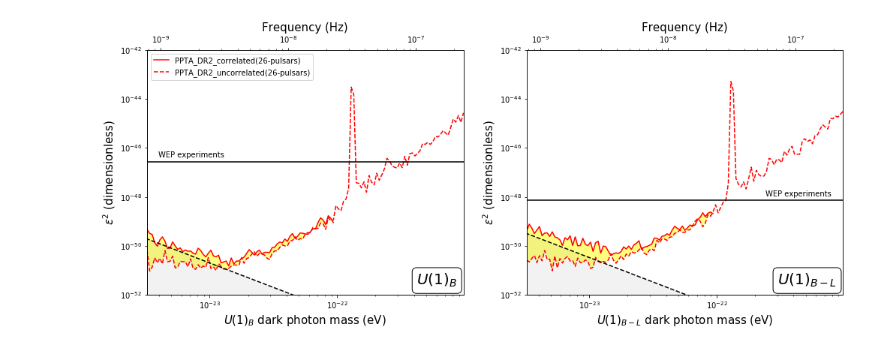
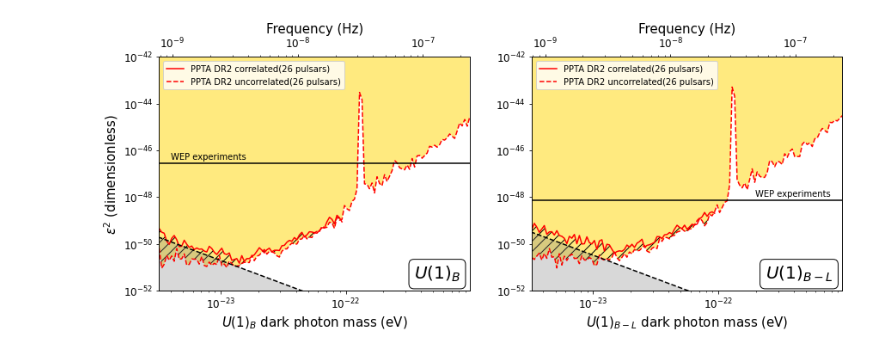
Before and after one commit to XueXiao-Physics/DPDM-PPTA, a Jupyter notebook: bayes_limits/plot.ipynb, the cells around one changed output. Saved outputs shown, nothing was run; the diff lists cells and outputs as text; code cells hidden in the pictures.

```diff
--- a/bayes_limits/plot.ipynb
+++ b/bayes_limits/plot.ipynb
@@ -2,7 +2,7 @@
 import numpy as np
 import matplotlib.pyplot as plt
 # %%
-fig,(fig1,fig2)=plt.subplots(1,2,figsize=(14,6))
+fig,(fig1,fig2)=plt.subplots(1,2,figsize=(12,5))
 plt.subplots_adjust(left=0.06,right=0.98)
 
 #========================U(1)_{B}========================
@@ -22,13 +22,17 @@ fig1.set_xscale('log')
 fig1.set_yscale('log')
 fig1.set_xlabel(r'$U(1)_{B}$'+' dark photon mass (eV)',size=15)
 fig1.set_ylabel(r'$\epsilon^2$ ' +'(dimensionless)',size=15)
+fig1.tick_params(axis='x', labelsize=12 )
+fig1.tick_params(axis='y', labelsize=12 )
 fig1.axis(range1)
 
 
-fig1.plot(ma_corr[:74],lim_corr[:74],linewidth='1.5',label='PPTA_DR2_correlated(26-pulsars)',color='red')
-fig1.plot(ma,lim,"--",linewidth='1.5',label='PPTA_DR2_uncorrelated(26-pulsars)',color='red')
+fig1.plot(ma_corr[:74],lim_corr[:74],linewidth='1.5',label='PPTA DR2 correlated(26 pulsars)',color='red')
+fig1.plot(ma,lim,"--",linewidth='1.5',label='PPTA DR2 uncorrelated(26 pulsars)',color='red')
 
-fig1.fill_between(ma_corr[:74],lim_corr[:74],lim[:74],facecolor="yellow", alpha=0.5)
+
+fig1.fill_between(ma,lim,1e-42,facecolor="gold", alpha=0.5)
+fig1.fill_between(ma_corr[:74],lim_corr[:74],lim[:74],facecolor="yellow", alpha=0,hatch='//')
 
 #MICROSCOPE
 fig1.plot([10**-23.5,10**-18],[10**(-23.28*2),10**(-23.28*2)],'-',color='black' )
@@ -39,11 +43,11 @@ fig1.annotate('WEP experiments',horizontalalignment="left",xy=(10**-23.4,1.5*10*
 #fig1.plot([10**-22,10**-22],[10**-52,10**-42])
 
 
-fig1.fill_between([10**-23.5,10**-22],[10**-49.7,10**-52.7],facecolor="gray", alpha=0.1)
+fig1.fill_between([10**-23.5,10**-22],[10**-49.7,10**-52.7],facecolor="gray", alpha=0.3)
 fig1.plot([10**-23.5,10**-22],[10**-49.7,10**-52.7],'--',color='black' )
 
 fig1.legend(loc=2)
-fig1.annotate(r"$U(1)_B$",horizontalalignment="right",bbox=dict(boxstyle="round",fc="w"),xy=(0.98,0.04),xycoords='axes fraction',size=20)
+fig1.annotate(r"$U(1)_B$",horizontalalignment="right",bbox=dict(boxstyle="round",fc="w"),xy=(0.97,0.05),xycoords='axes fraction',size=20)
 
 
 fig1x=fig1.twiny()
@@ -51,6 +55,7 @@ fig1x.set_xscale('log')
 fig1x.set_yscale('log')
 fig1x.axis(range2)
 fig1x.set_xlabel('Frequency (Hz)',size=15)
+fig1x.tick_params(axis='x', labelsize=12 )
 
 #========================U(1)_{B-L}========================
 log10ma,lim=np.loadtxt('U1BL.txt')
@@ -61,37 +66,42 @@ f=1.51927e15*ma/2./np.pi
 ma_corr=10**log10ma_corr
 f_corr=1.51927e15*ma_corr/2./np.pi
 lim=10**(2*lim)
 lim_corr=10**(2*lim_corr)
 range1=np.array([10**-23.49,10**-21.01,10**(-52),10**(-42)])
 range2=np.array([10**-23.49*1.51927e15/2./np.pi,10**-21.01*1.51927e15/2./np.pi,10**(-52),10**(-42)])
 
 fig2.set_xscale('log')
 fig2.set_yscale('log')
 fig2.set_xlabel(r'$U(1)_{B-L}$'+' dark photon mass (eV)',size=15)
-fig2.set_ylabel(r'$\epsilon^2$ ' +'(dimensionless)',size=15)
+#fig2.set_ylabel(r'$\epsilon^2$ ' +'(dimensionless)',size=15)
+fig2.tick_params(axis='x', labelsize=12 )
+fig2.tick_params(axis='y', labelsize=12 )
 fig2.axis(range1)
 
-fig2.plot(ma_corr[:74],lim_corr[:74],linewidth='1.5',color='red')
-fig2.plot(ma,lim,"--",linewidth='1.5',color='red')
+fig2.plot(ma_corr[:74],lim_corr[:74],linewidth='1.5',color='red',label='PPTA DR2 correlated(26 pulsars)')
+fig2.plot(ma,lim,"--",linewidth='1.5',color='red',label='PPTA DR2 uncorrelated(26 pulsars)')
 
-fig2.fill_between(ma_corr[:74],lim_corr[:74],lim[:74],facecolor="yellow", alpha=0.5)
+fig2.fill_between(ma,lim,1e-42,facecolor="gold", alpha=0.5)
+fig2.fill_between(ma_corr[:74],lim_corr[:74],lim[:74],facecolor="yellow", alpha=0,hatch='//')
 
 #MICROSCOPE
 fig2.plot([10**-23.5,10**-18],[10**(-24.07*2),10**(-24.07*2)],'-',color='black' )
 fig2.annotate('WEP experiments',horizontalalignment="right",xy=(10**-21.1,1.5*10**(-24.07*2)),xycoords='data')
 
-fig2.fill_between([10**-23.5,10**-22],[10**-49.48,10**-52.48],facecolor="gray", alpha=0.1)
+fig2.fill_between([10**-23.5,10**-22],[10**-49.48,10**-52.48],facecolor="gray", alpha=0.3)
 fig2.plot([10**-23.5,10**-22],[10**-49.48,10**-52.48],'--',color='black' )
 
-fig2.annotate(r"$U(1)_{B-L}$",horizontalalignment="right",bbox=dict(boxstyle="round",fc="w"),xy=(0.98,0.04),xycoords='axes fraction',size=20)
+fig2.legend(loc=2)
+fig2.annotate(r"$U(1)_{B-L}$",horizontalalignment="right",bbox=dict(boxstyle="round",fc="w"),xy=(0.97,0.05),xycoords='axes fraction',size=20)
 
 
 fig2x=fig2.twiny()
 fig2x.set_xscale('log')
 fig2x.set_yscale('log')
 fig2x.axis(range2)
 fig2x.set_xlabel('Frequency (Hz)',size=15)
+fig2x.tick_params(axis='x', labelsize=12 )
 
 fig.savefig('upperlimit.pdf',bbox_inches='tight')
 # %% [output]
-[figure, old version]
+[figure, new version]
```
